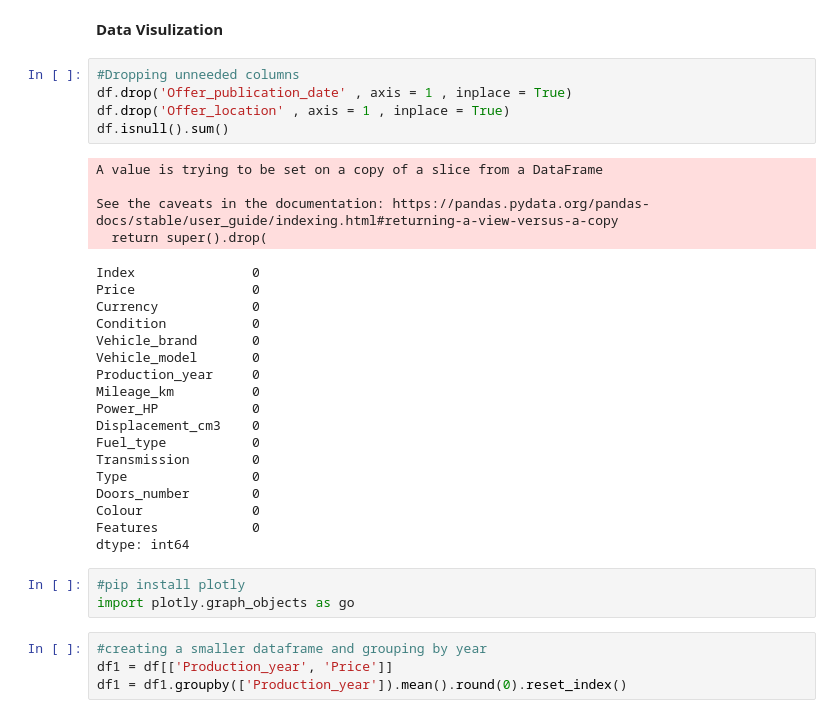
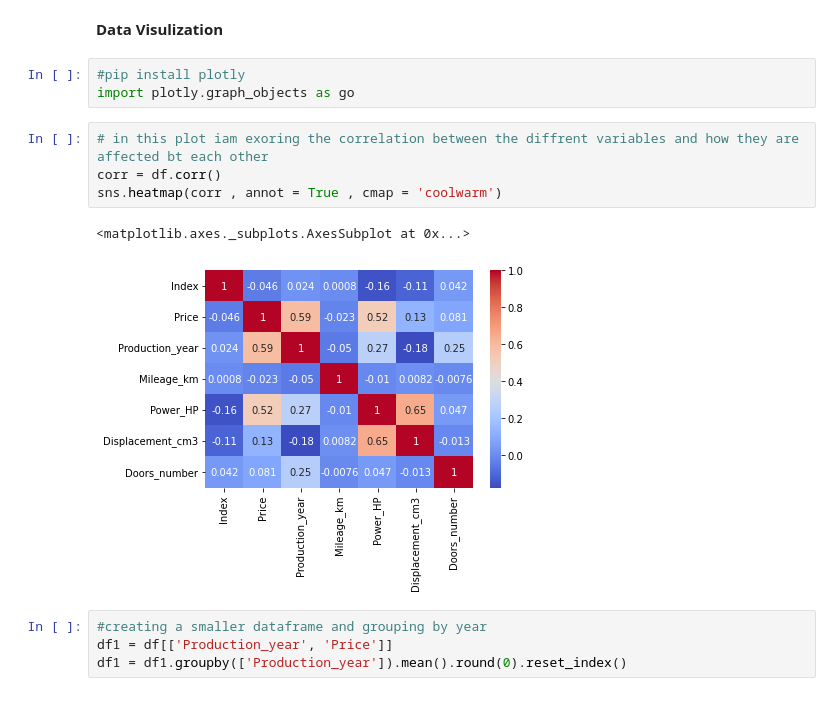
Before and after one commit to marawan1805/DataEngineering, a Jupyter notebook: Milestone1.ipynb, the cells around one changed output. Cells and saved outputs as stored; diff of their text form.

Commit message:
Visualizations

```diff
--- a/Milestone1.ipynb
+++ b/Milestone1.ipynb
@@ -223,35 +257,15 @@ dtype: int64
 # %% [markdown]
 **Data Visulization**
-# %%
-#Dropping unneeded columns
-df.drop('Offer_publication_date' , axis = 1 , inplace = True)
-df.drop('Offer_location' , axis = 1 , inplace = True)
-df.isnull().sum()
-# %% [output]
-A value is trying to be set on a copy of a slice from a DataFrame
-
-See the caveats in the documentation: https://pandas.pydata.org/pandas-docs/stable/user_guide/indexing.html#returning-a-view-versus-a-copy
-  return super().drop(
-Index               0
-Price               0
-Currency            0
-Condition           0
-Vehicle_brand       0
-Vehicle_model       0
-Production_year     0
-Mileage_km          0
-Power_HP            0
-Displacement_cm3    0
-Fuel_type           0
-Transmission        0
-Type                0
-Doors_number        0
-Colour              0
-Features            0
-dtype: int64
 # %%
 #pip install plotly
 import plotly.graph_objects as go
+# %%
+# in this plot iam exoring the correlation between the diffrent variables and how they are affected bt each other
+corr = df.corr()
+sns.heatmap(corr , annot = True , cmap = 'coolwarm')
+# %% [output]
+<matplotlib.axes._subplots.AxesSubplot at 0x...>
+[figure, added]
 # %%
 #creating a smaller dataframe and grouping by year
 df1 = df[['Production_year', 'Price']]
```
Also changed, not shown: parts of 8 cells of this notebook.
